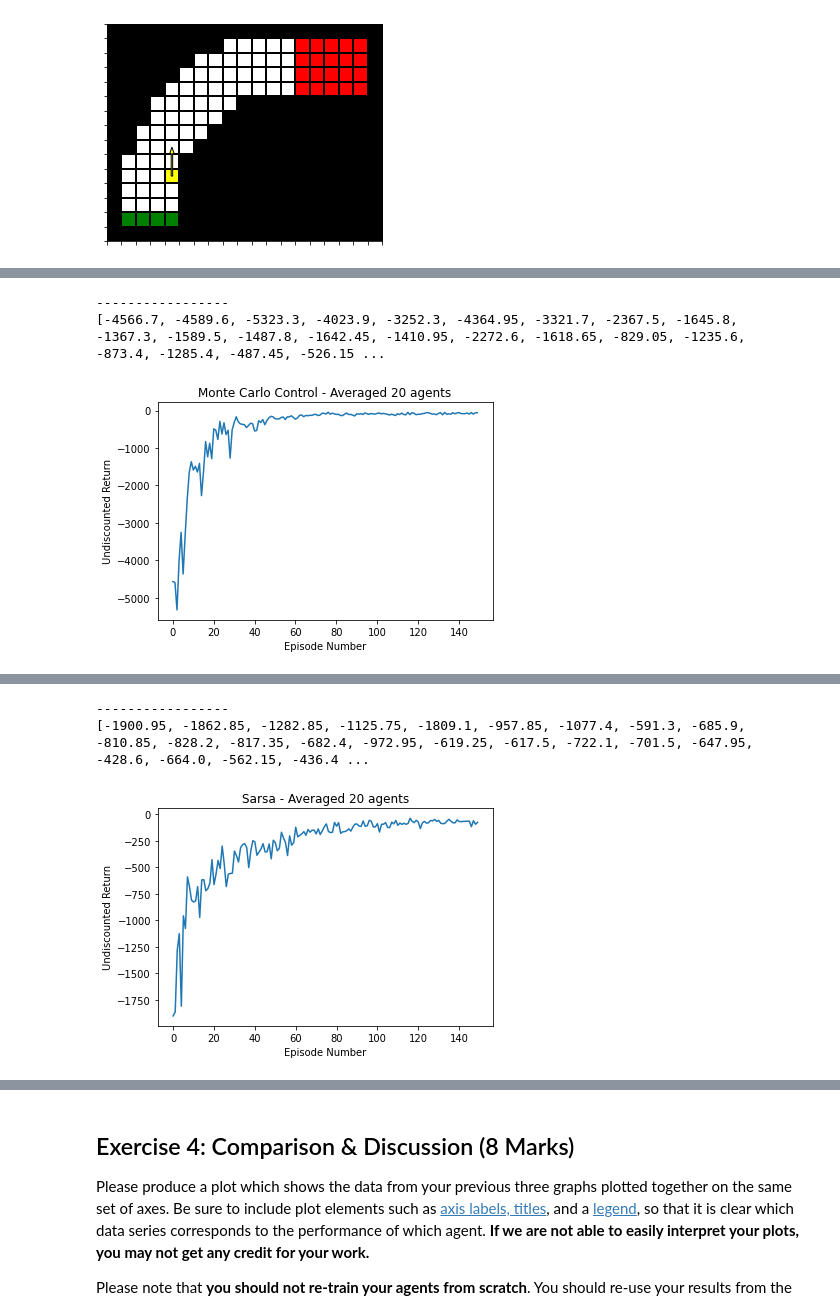
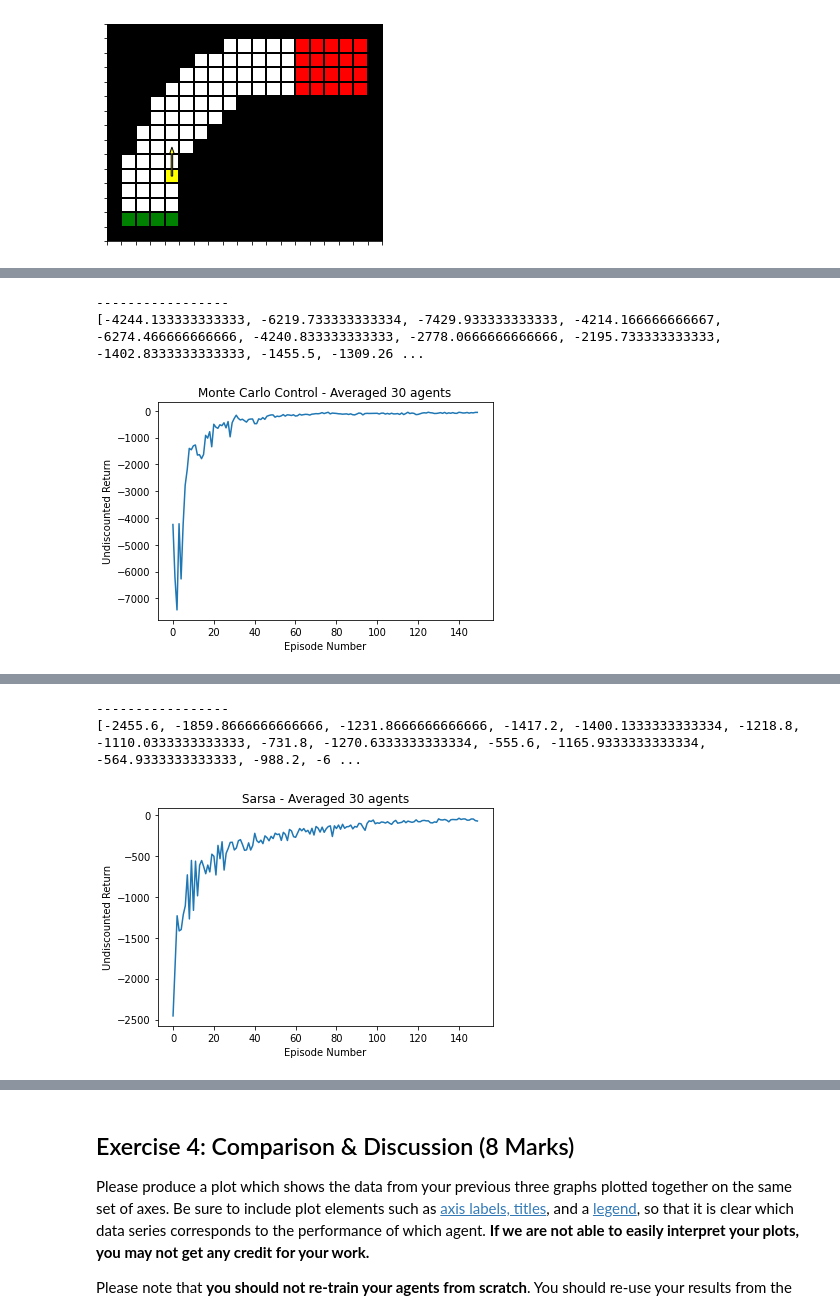
Before and after one commit to zacholade/reinforcement-learning-demo, a Jupyter notebook: rl_cw_2_racetrack.ipynb, the cells around one changed output, grey strips where cells are left out. Saved outputs shown, nothing was run; the diff lists cells and outputs as text; code cells hidden in the pictures.

```diff
--- a/rl_cw_2_racetrack.ipynb
+++ b/rl_cw_2_racetrack.ipynb
@@ -225,7 +225,7 @@ class OnPolicyMCControl:
         return undiscounted_returns
 
 
-num_agents = 20
+num_agents = 30
 epsilon = 0.15  # chance of doing something random
 gamma = 0.9  # discount
 num_episodes = 150
@@ -257,8 +257,8 @@ plt.ylabel("Undiscounted Return")
 plt.show()
 # %% [output]
 -----------------
-[-4566.7, -4589.6, -5323.3, -4023.9, -3252.3, -4364.95, -3321.7, -2367.5, -1645.8, -1367.3, -1589.5, -1487.8, -1642.45, -1410.95, -2272.6, -1618.65, -829.05, -1235.6, -873.4, -1285.4, -487.45, -526.15 ...
+[-4244.133333333333, -6219.733333333334, -7429.933333333333, -4214.166666666667, -6274.466666666666, -4240.833333333333, -2778.0666666666666, -2195.733333333333, -1402.8333333333333, -1455.5, -1309.26 ...
-[figure, old version]
+[figure, new version]
 # %% [markdown]
 ## Exercise 2: Sarsa (4 Marks)
 
@@ -348,41 +348,41 @@ class SarsaOnPolicyTDControl:
         return undiscounted_rewards
 
 
-num_agents = 20
+num_agents = 30
 alpha = 0.2
 epsilon = 0.15  # chance of doing something random
 gamma = 0.9  # discount
 num_episodes = 150
 optimal_policies = []
 agents_rewards_list = []
 for i in range(num_agents):
     env = RacetrackEnv()
     agent = SarsaOnPolicyTDControl(env, epsilon, gamma, alpha, num_episodes)
     rewards = agent.start()
     agents_rewards_list.append(rewards)
 
 mean_agent_rewards = []
 for i in range(num_episodes):
     sum_i = 0
     for agent_rewards in agents_rewards_list:
         sum_i += agent_rewards[i]
     reward_avg = sum_i / num_agents
     mean_agent_rewards.append(reward_avg)
 
 print('-----------------')
 print(mean_agent_rewards)
 ex2_results = mean_agent_rewards
 
 import matplotlib.pyplot as plt
 plt.plot(mean_agent_rewards)
 plt.title(f"Sarsa - Averaged {num_agents} agents")
 plt.xlabel("Episode Number")
 plt.ylabel("Undiscounted Return")
 plt.show()
 # %% [output]
 -----------------
-[-1900.95, -1862.85, -1282.85, -1125.75, -1809.1, -957.85, -1077.4, -591.3, -685.9, -810.85, -828.2, -817.35, -682.4, -972.95, -619.25, -617.5, -722.1, -701.5, -647.95, -428.6, -664.0, -562.15, -436.4 ...
+[-2455.6, -1859.8666666666666, -1231.8666666666666, -1417.2, -1400.1333333333334, -1218.8, -1110.0333333333333, -731.8, -1270.6333333333334, -555.6, -1165.9333333333334, -564.9333333333333, -988.2, -6 ...
-[figure, old version]
+[figure, new version]
 # %% [markdown]
 ## Exercise 3: Q-Learning (4 Marks)
 
```
Also changed, not shown: parts of 8 cells of this notebook, 2 other files.
